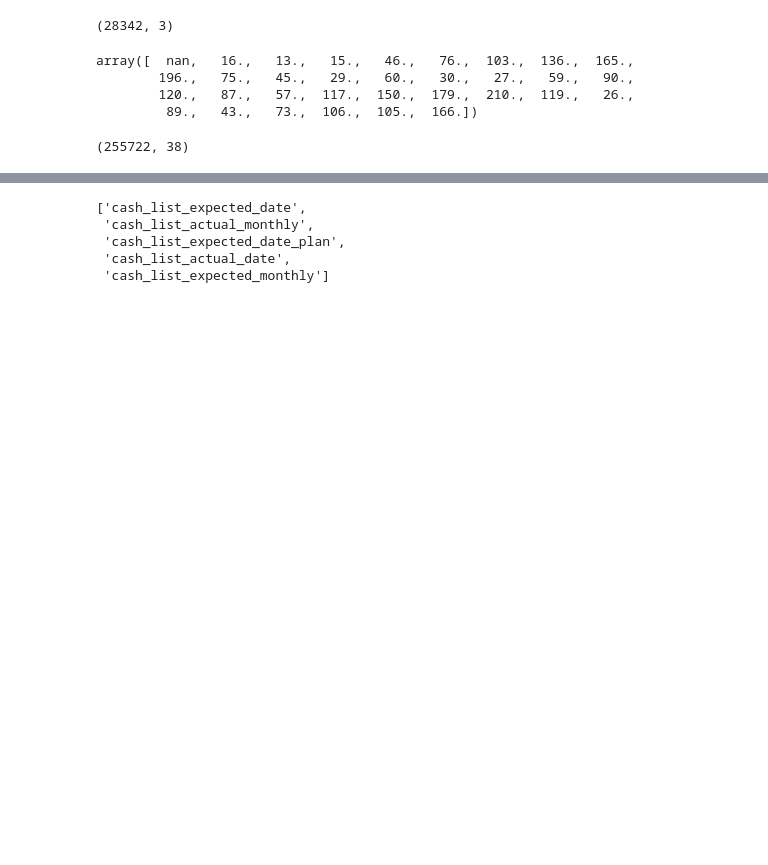
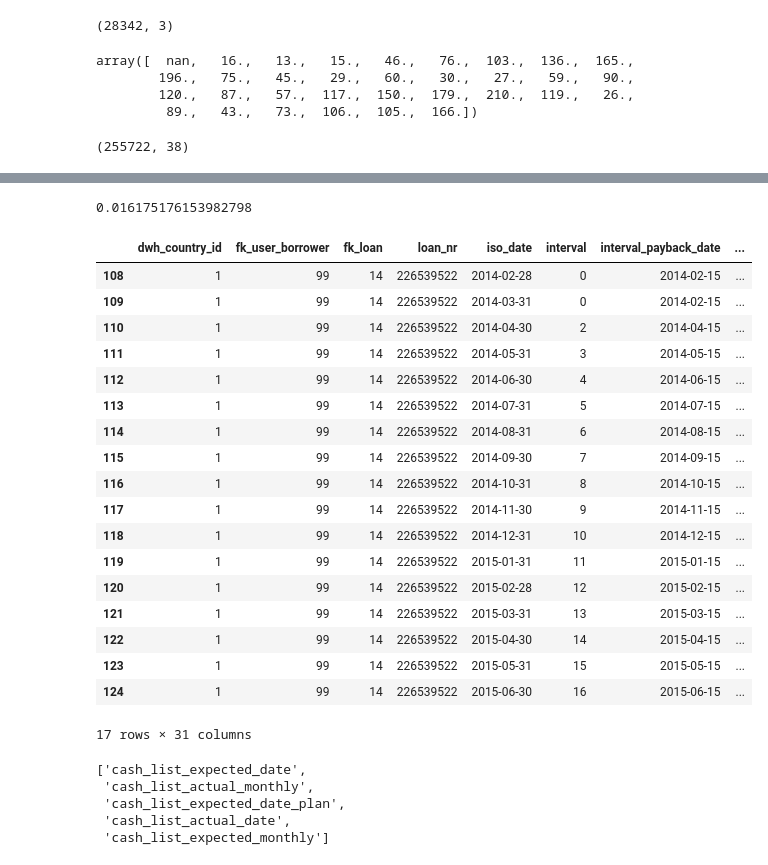
Before and after one commit to seanv507/lendico, a Jupyter notebook: Projects/Returns/src/returns01.ipynb, the cells around one changed output, grey strips where cells are left out. Cells and saved outputs as stored; diff of their text form; code cells hidden in the pictures; blank space fills up the shorter version.

```diff
--- a/Projects/Returns/src/returns01.ipynb
+++ b/Projects/Returns/src/returns01.ipynb
@@ -391,3 +577,29 @@ pd.concat([a.loc[(a.dwh_country_id==1) & (a.fk_loan==7),['dcf','payment']].group
+# %%
+xirr(z1.xs(14).reset_index())
+# %% [output]
+0.016175176153982798
+# %%
+actual_payments[(actual_payments.dwh_country_id==1) & (actual_payments.fk_loan==14)]
+# %% [output]
+|  | dwh_country_id | fk_user_borrower | fk_loan | loan_nr | iso_date | interval | interval_payback_date | ... |
+| 108 | 1 | 99 | 14 | 226539522 | 2014-02-28 | 0 | 2014-02-15 | ... |
+| 109 | 1 | 99 | 14 | 226539522 | 2014-03-31 | 0 | 2014-02-15 | ... |
+| 110 | 1 | 99 | 14 | 226539522 | 2014-04-30 | 2 | 2014-04-15 | ... |
+| 111 | 1 | 99 | 14 | 226539522 | 2014-05-31 | 3 | 2014-05-15 | ... |
+| 112 | 1 | 99 | 14 | 226539522 | 2014-06-30 | 4 | 2014-06-15 | ... |
+| 113 | 1 | 99 | 14 | 226539522 | 2014-07-31 | 5 | 2014-07-15 | ... |
+| 114 | 1 | 99 | 14 | 226539522 | 2014-08-31 | 6 | 2014-08-15 | ... |
+| 115 | 1 | 99 | 14 | 226539522 | 2014-09-30 | 7 | 2014-09-15 | ... |
+| 116 | 1 | 99 | 14 | 226539522 | 2014-10-31 | 8 | 2014-10-15 | ... |
+| 117 | 1 | 99 | 14 | 226539522 | 2014-11-30 | 9 | 2014-11-15 | ... |
+| 118 | 1 | 99 | 14 | 226539522 | 2014-12-31 | 10 | 2014-12-15 | ... |
+| 119 | 1 | 99 | 14 | 226539522 | 2015-01-31 | 11 | 2015-01-15 | ... |
+| 120 | 1 | 99 | 14 | 226539522 | 2015-02-28 | 12 | 2015-02-15 | ... |
+| 121 | 1 | 99 | 14 | 226539522 | 2015-03-31 | 13 | 2015-03-15 | ... |
+| 122 | 1 | 99 | 14 | 226539522 | 2015-04-30 | 14 | 2015-04-15 | ... |
+| 123 | 1 | 99 | 14 | 226539522 | 2015-05-31 | 15 | 2015-05-15 | ... |
+| 124 | 1 | 99 | 14 | 226539522 | 2015-06-30 | 16 | 2015-06-15 | ... |
+17 rows × 31 columns
 # %%
 cash_lists.keys()
 # %% [output]
```
Also changed, not shown: parts of 26 cells of this notebook, 2 other files.
